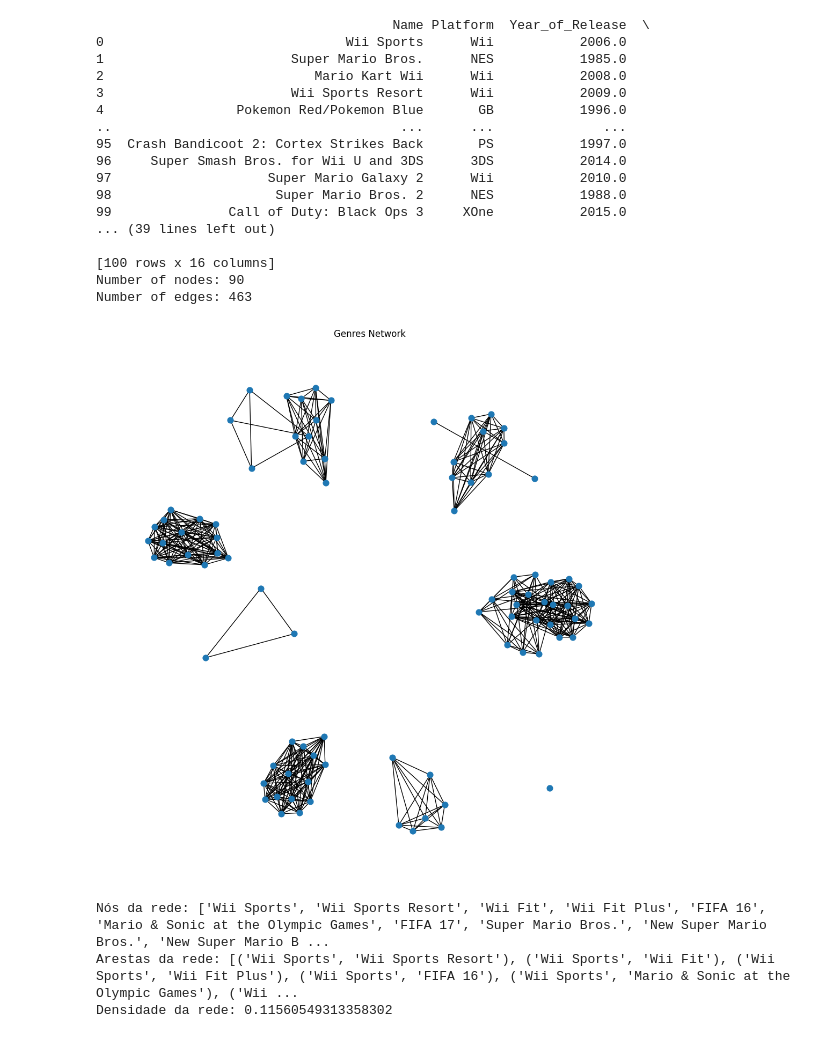
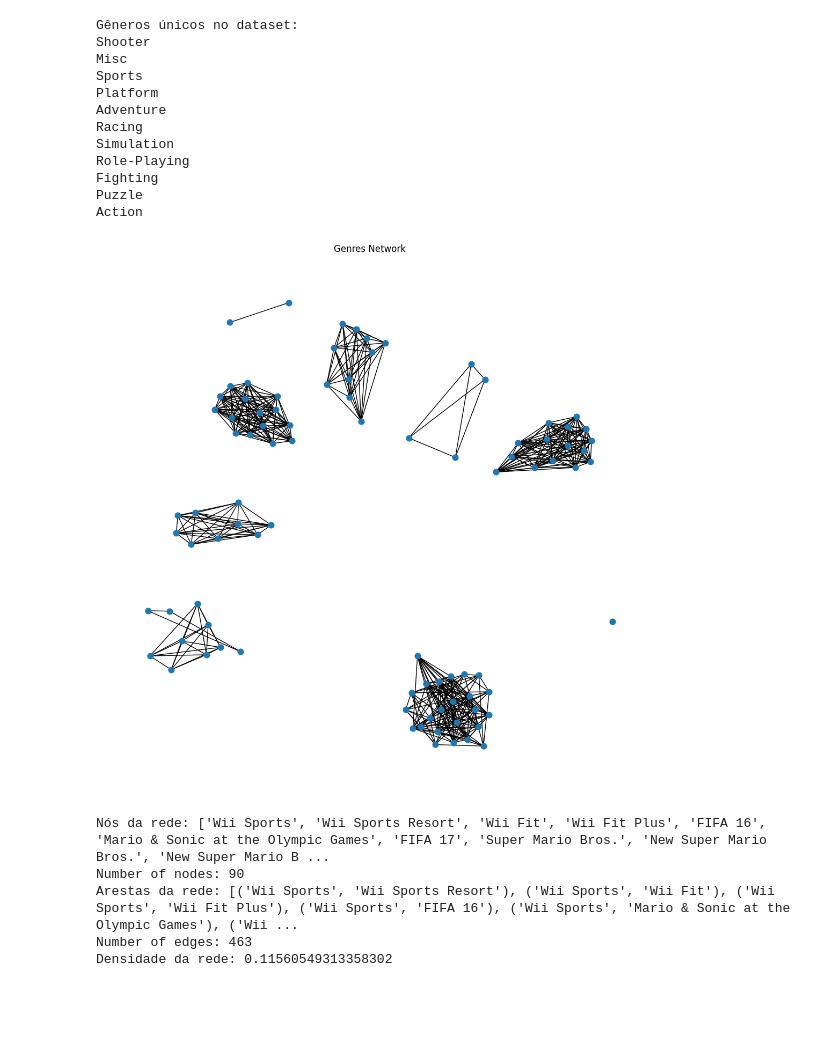
Before and after one commit to PedroMachad02/Redes-Complexas, a Jupyter notebook: Análise de Redes/Final Project/video_game.ipynb, the cells around one changed output. Cells and saved outputs as stored; diff of their text form; code cells hidden in the pictures; blank space fills up the shorter version.

```diff
--- a/Análise de Redes/Final Project/video_game.ipynb
+++ b/Análise de Redes/Final Project/video_game.ipynb
@@ -6,68 +6,84 @@ import matplotlib.pyplot as plt
 # Carregar o dataset
 df = pd.read_csv('data_game.csv')
 #Slecionando as 100 primeiras linhas para uma análise
 df = df.head(100)
 
-print(df)
+#print(df)
+
+# Filtragem e preparação dos dados
+# Mantém apenas as colunas de interesse: Nome e Gênero
+df_genre = df[['Name', 'Genre']].dropna()
+
+# Criar um conjunto para armazenar gêneros únicos
+unique_genres = set()
+
+# Adicionar gêneros ao conjunto
+for genres in df_genre['Genre'].str.split(','):
+    genres = [genre.strip() for genre in genres]  # Remover espaços em branco
+    unique_genres.update(genres)  # Adicionar gêneros ao conjunto
+
+# Imprimir gêneros únicos
+print("Gêneros únicos no dataset:")
+for genre in unique_genres:
+    print(genre)
 
 # Criar um grafo vazio
 G = nx.Graph()
 
 # Adicionar nós e arestas com base no gênero
 for _, row in df.iterrows():
     genre = row['Genre']
     name = row['Name']
 
     # Adicionar o nó para o jogo
     if not G.has_node(name):
         G.add_node(name, genre=genre)
 
     # Adicionar nós e arestas para jogos com o mesmo gênero
     for other_name in df[df['Genre'] == genre]['Name']:
         if other_name != name:
             G.add_edge(name, other_name)
 
-print(f'Number of nodes: {G.number_of_nodes()}')
-print(f'Number of edges: {G.number_of_edges()}')
-
 
 # Desenhar o grafo
 pos = nx.spring_layout(G, k=0.5, iterations=50)
 plt.figure(figsize= (10,10))
-nx.draw(G, pos, with_labels=False, node_size=60, font_size=8)
+nx.draw(G, pos, with_labels=False, node_size=60, font_size=8) #Retirando os names dos nós para melhor visualização
 plt.title("Genres Network")
 plt.show()
 # %% [output]
-                                      Name Platform  Year_of_Release  \
-0                               Wii Sports      Wii           2006.0
-1                        Super Mario Bros.      NES           1985.0
-2                           Mario Kart Wii      Wii           2008.0
-3                        Wii Sports Resort      Wii           2009.0
-4                 Pokemon Red/Pokemon Blue       GB           1996.0
-..                                     ...      ...              ...
-95  Crash Bandicoot 2: Cortex Strikes Back       PS           1997.0
-96     Super Smash Bros. for Wii U and 3DS      3DS           2014.0
-97                    Super Mario Galaxy 2      Wii           2010.0
-98                     Super Mario Bros. 2      NES           1988.0
-99               Call of Duty: Black Ops 3     XOne           2015.0
-... (39 lines left out)
-
-[100 rows x 16 columns]
-Number of nodes: 90
-Number of edges: 463
+Gêneros únicos no dataset:
+Shooter
+Misc
+Sports
+Platform
+Adventure
+Racing
+Simulation
+Role-Playing
+Fighting
+Puzzle
+Action
-[figure, old version]
+[figure, new version]
 # %%
 #Análise descritiva básica
 
 nodes = G.nodes()
+edges = G.edges()
+densidade = nx.density(G)
+number_nodes = G.number_of_nodes()
+number_edges = G.number_of_edges()
+
+
+
 print(f'Nós da rede: {nodes}')
-
-edges = G.edges()
+print(f'Number of nodes: {G.number_of_nodes()}')
 print(f'Arestas da rede: {edges}')
-
-densidade = nx.density(G)
+print(f'Number of edges: {G.number_of_edges()}')
 print(f'Densidade da rede: {densidade}')
 # %% [output]
 Nós da rede: ['Wii Sports', 'Wii Sports Resort', 'Wii Fit', 'Wii Fit Plus', 'FIFA 16', 'Mario & Sonic at the Olympic Games', 'FIFA 17', 'Super Mario Bros.', 'New Super Mario Bros.', 'New Super Mario B ...
+Number of nodes: 90
 Arestas da rede: [('Wii Sports', 'Wii Sports Resort'), ('Wii Sports', 'Wii Fit'), ('Wii Sports', 'Wii Fit Plus'), ('Wii Sports', 'FIFA 16'), ('Wii Sports', 'Mario & Sonic at the Olympic Games'), ('Wii ...
+Number of edges: 463
 Densidade da rede: 0.11560549313358302
```
Also changed, not shown: parts of 2 cells of this notebook.
